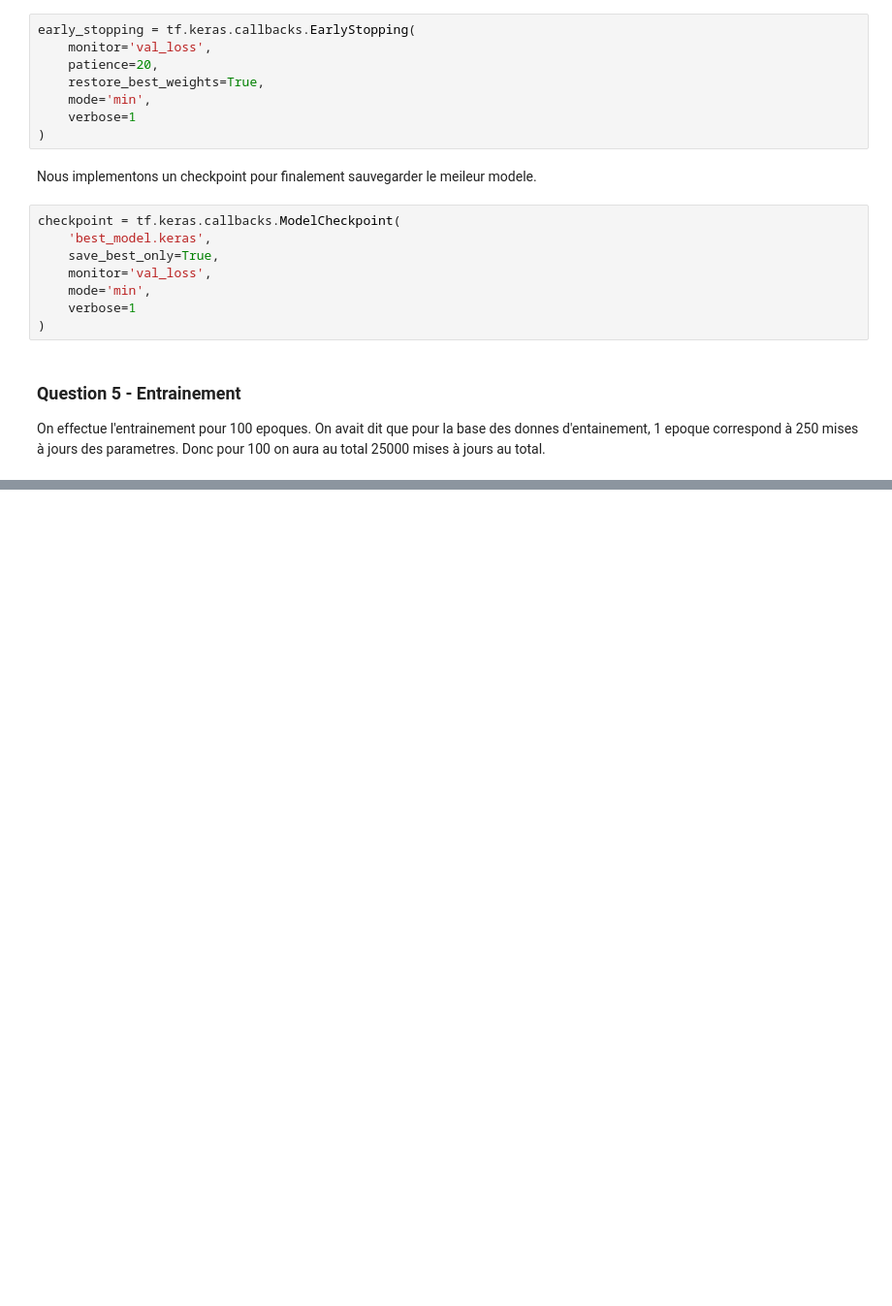
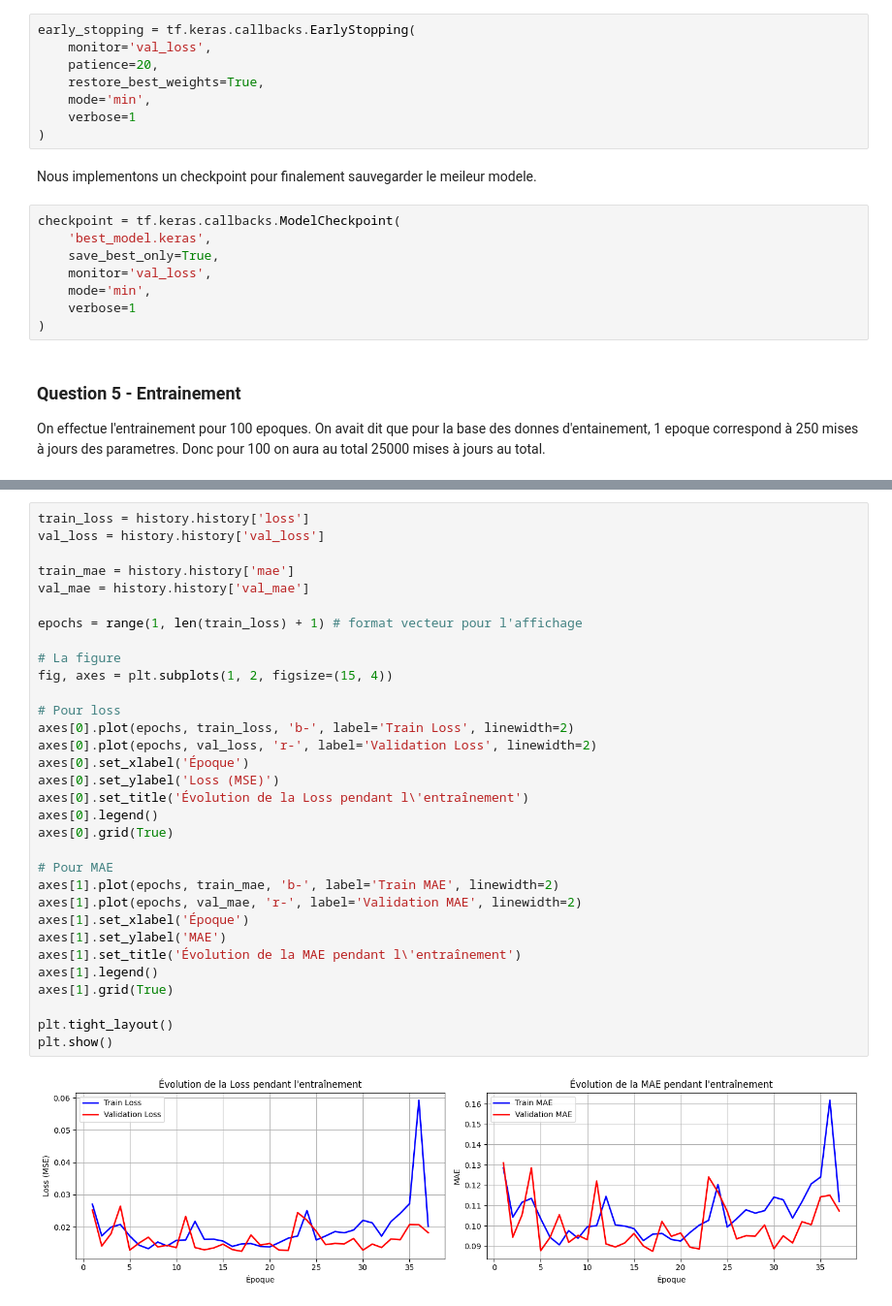
Before and after one commit to vskarleas/ROB5-S9-GTS880, a Jupyter notebook: Lab/Lab_2/lab.ipynb, the cells around one changed output, grey strips where cells are left out. Shown at 97% size. Drawn from its saved outputs; the diff is of its cells as text; blank space fills up the shorter version.

```diff
--- a/Lab/Lab_2/lab.ipynb
+++ b/Lab/Lab_2/lab.ipynb
@@ -787,0 +791,34 @@ Nombre d'époques effectuées: 35
+# %%
+train_loss = history.history['loss']
+val_loss = history.history['val_loss']
+
+train_mae = history.history['mae']
+val_mae = history.history['val_mae']
+
+epochs = range(1, len(train_loss) + 1) # format vecteur pour l'affichage
+
+# La figure
+fig, axes = plt.subplots(1, 2, figsize=(15, 4))
+
+# Pour loss
+axes[0].plot(epochs, train_loss, 'b-', label='Train Loss', linewidth=2)
+axes[0].plot(epochs, val_loss, 'r-', label='Validation Loss', linewidth=2)
+axes[0].set_xlabel('Époque')
+axes[0].set_ylabel('Loss (MSE)')
+axes[0].set_title('Évolution de la Loss pendant l\'entraînement')
+axes[0].legend()
+axes[0].grid(True)
+
+# Pour MAE
+axes[1].plot(epochs, train_mae, 'b-', label='Train MAE', linewidth=2)
+axes[1].plot(epochs, val_mae, 'r-', label='Validation MAE', linewidth=2)
+axes[1].set_xlabel('Époque')
+axes[1].set_ylabel('MAE')
+axes[1].set_title('Évolution de la MAE pendant l\'entraînement')
+axes[1].legend()
+axes[1].grid(True)
+
+plt.tight_layout()
+plt.show()
+# %% [output]
+[figure, added]
```
Also changed, not shown: parts of 19 cells of this notebook, 3 other files.
